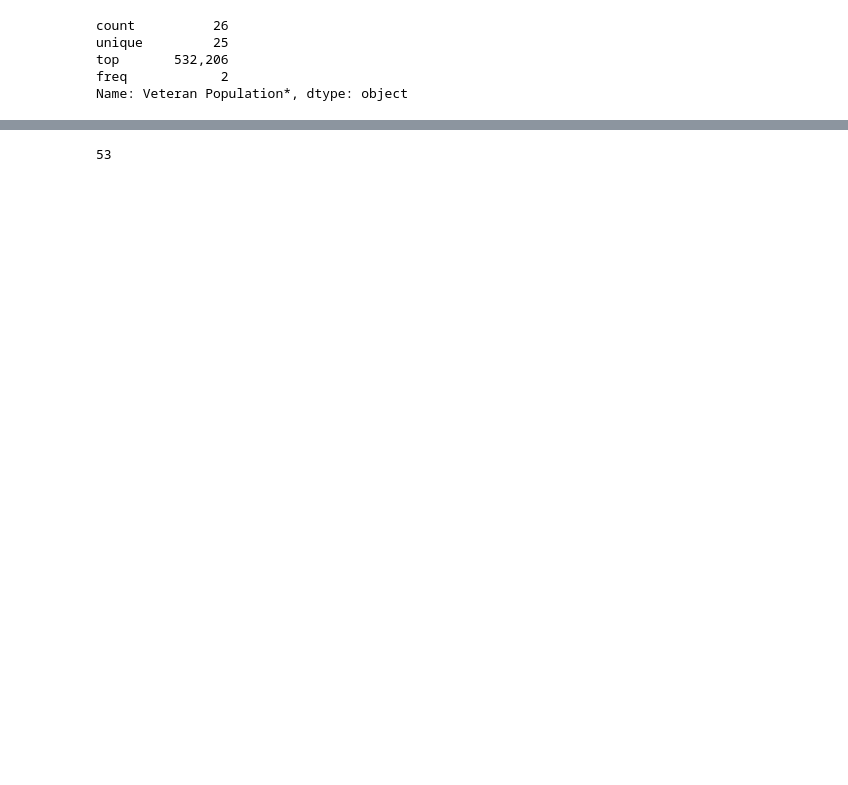
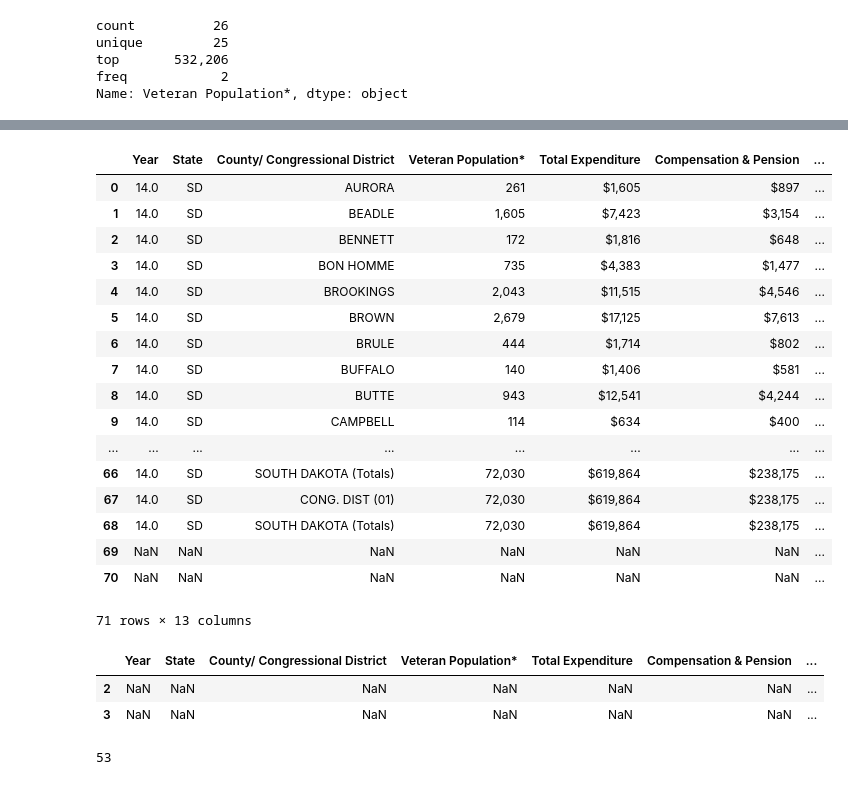
Before and after one commit to shha5648/DM_VA_DATA, a Jupyter notebook: Kylee_notebook.ipynb, the cells around one changed output, grey strips where cells are left out. Drawn from its saved outputs; the diff is of its cells as text; code cells hidden in the pictures; blank space fills up the shorter version.

```diff
--- a/Kylee_notebook.ipynb
+++ b/Kylee_notebook.ipynb
@@ -190,15 +190,16 @@ FY_16_LIST=[
     fy16_nc,fy16_nd,fy16_ne,fy16_nh,fy16_nj,fy16_nm,fy16_nv,fy16_ny,fy16_oh,fy16_ok,fy16_or,fy16_pa,fy16_pr,fy16_ri,
     fy16_sc,fy16_sd,fy16_tn,fy16_tx,fy16_ut,fy16_va,fy16_vt,fy16_wa,fy16_wi,fy16_wv,fy16_wy
 ]
-ALL_YEARS = [fy14_ak,fy14_al,fy14_ar,fy14_az,fy14_ca,fy14_co,fy14_ct,fy14_dc,fy14_de,fy14_fl,fy14_ga,fy14_gu,fy14_hi,fy14_ia,
+ALL_STATES_YEARS = [fy14_ak,fy14_al,fy14_ar,fy14_az,fy14_ca,fy14_co,fy14_ct,fy14_dc,fy14_de,fy14_fl,fy14_ga,fy14_hi,fy14_ia,
     fy14_id,fy14_il,fy14_in,fy14_ks,fy14_ky,fy14_la,fy14_ma,fy14_md,fy14_me,fy14_mi,fy14_mn,fy14_mo,fy14_ms,fy14_mt,
-    fy14_nc,fy14_nd,fy14_ne,fy14_nh,fy14_nj,fy14_nm,fy14_nv,fy14_ny,fy14_oh,fy14_ok,fy14_or,fy14_pa,fy14_pr,fy14_ri,
-    fy14_sc,fy14_sd,fy14_tn,fy14_tx,fy14_ut,fy14_va,fy14_vt,fy14_wa,fy14_wi,fy14_wv,fy14_wy,fy15_ak,fy15_al,fy15_ar,fy15_az,fy15_ca,fy15_co,fy15_ct,fy15_dc,fy15_de,fy15_fl,fy15_ga,fy15_gu,fy15_hi,fy15_ia,
+    fy14_nc,fy14_nd,fy14_ne,fy14_nh,fy14_nj,fy14_nm,fy14_nv,fy14_ny,fy14_oh,fy14_ok,fy14_or,fy14_pa,fy14_ri,
+    fy14_sc,fy14_sd,fy14_tn,fy14_tx,fy14_ut,fy14_va,fy14_vt,fy14_wa,fy14_wi,fy14_wv,fy14_wy,fy15_ak,fy15_al,fy15_ar,
+    fy15_az,fy15_ca,fy15_co,fy15_ct,fy15_dc,fy15_de,fy15_fl,fy15_ga,fy15_hi,fy15_ia,
     fy15_id,fy15_il,fy15_in,fy15_ks,fy15_ky,fy15_la,fy15_ma,fy15_md,fy15_me,fy15_mi,fy15_mn,fy15_mo,fy15_ms,fy15_mt,
-    fy15_nc,fy15_nd,fy15_ne,fy15_nh,fy15_nj,fy15_nm,fy15_nv,fy15_ny,fy15_oh,fy15_ok,fy15_or,fy15_pa,fy15_pr,fy15_ri,
-    fy15_sc,fy15_sd,fy15_tn,fy15_tx,fy15_ut,fy15_va,fy15_vt,fy15_wa,fy15_wi,fy15_wv,fy15_wy,fy16_ak,fy16_al,fy16_ar,fy16_az,fy16_ca,fy16_co,fy16_ct,fy16_dc,fy16_de,fy16_fl,fy16_ga,fy16_gu,fy16_hi,fy16_ia,
+    fy15_nc,fy15_nd,fy15_ne,fy15_nh,fy15_nj,fy15_nm,fy15_nv,fy15_ny,fy15_oh,fy15_ok,fy15_or,fy15_pa,fy15_ri,
+    fy15_sc,fy15_sd,fy15_tn,fy15_tx,fy15_ut,fy15_va,fy15_vt,fy15_wa,fy15_wi,fy15_wv,fy15_wy,fy16_ak,fy16_al,fy16_ar,fy16_az,fy16_ca,fy16_co,fy16_ct,fy16_dc,fy16_de,fy16_fl,fy16_ga,fy16_hi,fy16_ia,
     fy16_id,fy16_il,fy16_in,fy16_ks,fy16_ky,fy16_la,fy16_ma,fy16_md,fy16_me,fy16_mi,fy16_mn,fy16_mo,fy16_ms,fy16_mt,
-    fy16_nc,fy16_nd,fy16_ne,fy16_nh,fy16_nj,fy16_nm,fy16_nv,fy16_ny,fy16_oh,fy16_ok,fy16_or,fy16_pa,fy16_pr,fy16_ri,
+    fy16_nc,fy16_nd,fy16_ne,fy16_nh,fy16_nj,fy16_nm,fy16_nv,fy16_ny,fy16_oh,fy16_ok,fy16_or,fy16_pa,fy16_ri,
     fy16_sc,fy16_sd,fy16_tn,fy16_tx,fy16_ut,fy16_va,fy16_vt,fy16_wa,fy16_wi,fy16_wv,fy16_wy]
 # %%
 df = pd.read_excel('VET01.xls',sheetname=None)
@@ -289,3 +344,30 @@ def cleanString(fydata14,fydata15,fydata16,columnIndex=4):
+# %%
+ALL_YEARS[43]
+# %% [output]
+|  | Year | State | County/ Congressional District | Veteran Population* | Total Expenditure | Compensation & Pension | ... |
+| 0 | 14.0 | SD | AURORA | 261 | $1,605 | $897 | ... |
+| 1 | 14.0 | SD | BEADLE | 1,605 | $7,423 | $3,154 | ... |
+| 2 | 14.0 | SD | BENNETT | 172 | $1,816 | $648 | ... |
+| 3 | 14.0 | SD | BON HOMME | 735 | $4,383 | $1,477 | ... |
+| 4 | 14.0 | SD | BROOKINGS | 2,043 | $11,515 | $4,546 | ... |
+| 5 | 14.0 | SD | BROWN | 2,679 | $17,125 | $7,613 | ... |
+| 6 | 14.0 | SD | BRULE | 444 | $1,714 | $802 | ... |
+| 7 | 14.0 | SD | BUFFALO | 140 | $1,406 | $581 | ... |
+| 8 | 14.0 | SD | BUTTE | 943 | $12,541 | $4,244 | ... |
+| 9 | 14.0 | SD | CAMPBELL | 114 | $634 | $400 | ... |
+| ... | ... | ... | ... | ... | ... | ... | ... |
+| 66 | 14.0 | SD | SOUTH DAKOTA (Totals) | 72,030 | $619,864 | $238,175 | ... |
+| 67 | 14.0 | SD | CONG. DIST (01) | 72,030 | $619,864 | $238,175 | ... |
+| 68 | 14.0 | SD | SOUTH DAKOTA (Totals) | 72,030 | $619,864 | $238,175 | ... |
+| 69 | NaN | NaN | NaN | NaN | NaN | NaN | ... |
+| 70 | NaN | NaN | NaN | NaN | NaN | NaN | ... |
+71 rows × 13 columns
+# %%
+fy14_gu[2:4]
+# %% [output]
+|  | Year | State | County/ Congressional District | Veteran Population* | Total Expenditure | Compensation & Pension | ... |
+| 2 | NaN | NaN | NaN | NaN | NaN | NaN | ... |
+| 3 | NaN | NaN | NaN | NaN | NaN | NaN | ... |
 # %%
 listLength = len(FY_16_LIST)
 listLength
```
Also changed, not shown: parts of 10 cells of this notebook, 5 other files.
